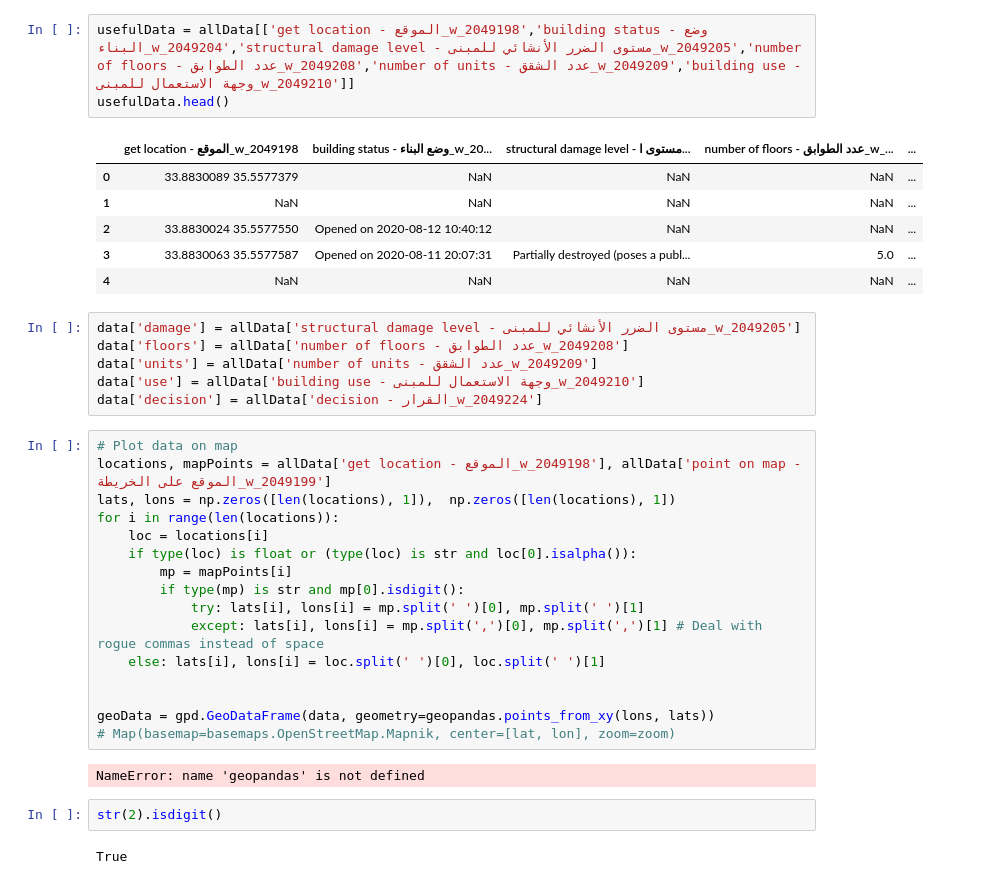
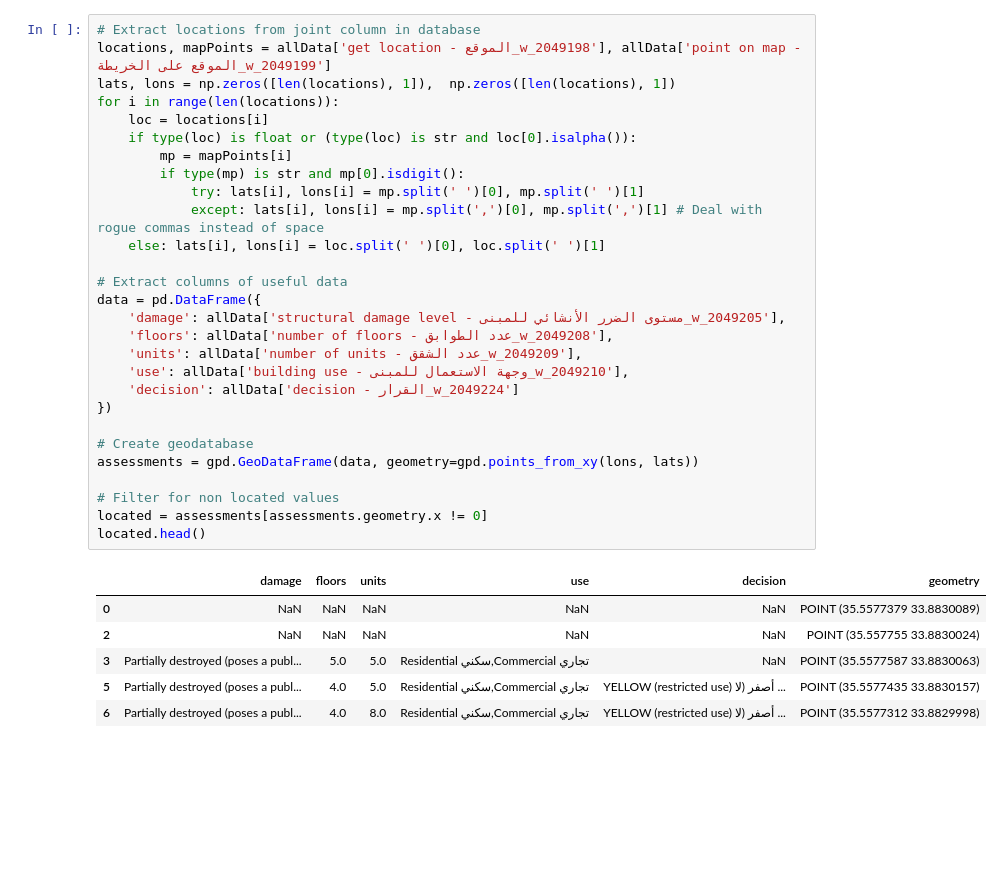
Before and after one commit to luke-scot/damage-assessment, a Jupyter notebook: data_visualisation.ipynb, the cells around one changed output. Saved outputs shown, nothing was run; the diff lists cells and outputs as text; blank space fills up the shorter version.

```diff
--- a/data_visualisation.ipynb
+++ b/data_visualisation.ipynb
@@ -40,38 +70,35 @@ Index(['Job ID', 'Job Name', 'Created By', 'Created On', 'Assigned To',
-# %%
-usefulData = allData[['get location - الموقع_w_2049198','building status - وضع البناء_w_2049204','structural damage level - مستوى الضرر الأنشائي للمبنى_w_2049205','number of floors - عدد الطوابق_w_2049208','number of units - عدد الشقق_w_2049209','building use - وجهة الاستعمال للمبنى_w_2049210']]
-usefulData.head()
-# %% [output]
-|  | get location - الموقع_w_2049198 | building status - وضع البناء_w_20... | structural damage level - مستوى ا... | number of floors - عدد الطوابق_w_... | ... |
-| 0 | 33.8830089 35.5577379 | NaN | NaN | NaN | ... |
-| 1 | NaN | NaN | NaN | NaN | ... |
-| 2 | 33.8830024 35.5577550 | Opened on 2020-08-12 10:40:12 | NaN | NaN | ... |
-| 3 | 33.8830063 35.5577587 | Opened on 2020-08-11 20:07:31 | Partially destroyed (poses a publ... | 5.0 | ... |
-| 4 | NaN | NaN | NaN | NaN | ... |
-# %%
-data['damage'] = allData['structural damage level - مستوى الضرر الأنشائي للمبنى_w_2049205']
-data['floors'] = allData['number of floors - عدد الطوابق_w_2049208']
-data['units'] = allData['number of units - عدد الشقق_w_2049209']
-data['use'] = allData['building use - وجهة الاستعمال للمبنى_w_2049210']
-data['decision'] = allData['decision - القرار_w_2049224']
 # %%
-# Plot data on map
+# Extract locations from joint column in database
 locations, mapPoints = allData['get location - الموقع_w_2049198'], allData['point on map - الموقع على الخريطة_w_2049199']
 lats, lons = np.zeros([len(locations), 1]),  np.zeros([len(locations), 1])
 for i in range(len(locations)):
     loc = locations[i]
     if type(loc) is float or (type(loc) is str and loc[0].isalpha()):
         mp = mapPoints[i]
         if type(mp) is str and mp[0].isdigit():
             try: lats[i], lons[i] = mp.split(' ')[0], mp.split(' ')[1]
             except: lats[i], lons[i] = mp.split(',')[0], mp.split(',')[1] # Deal with rogue commas instead of space
     else: lats[i], lons[i] = loc.split(' ')[0], loc.split(' ')[1]
 
+# Extract columns of useful data
+data = pd.DataFrame({
+    'damage': allData['structural damage level - مستوى الضرر الأنشائي للمبنى_w_2049205'],
+    'floors': allData['number of floors - عدد الطوابق_w_2049208'],
+    'units': allData['number of units - عدد الشقق_w_2049209'],
+    'use': allData['building use - وجهة الاستعمال للمبنى_w_2049210'],
+    'decision': allData['decision - القرار_w_2049224']
+})
 
-geoData = gpd.GeoDataFrame(data, geometry=geopandas.points_from_xy(lons, lats))
-# Map(basemap=basemaps.OpenStreetMap.Mapnik, center=[lat, lon], zoom=zoom)
+# Create geodatabase
+assessments = gpd.GeoDataFrame(data, geometry=gpd.points_from_xy(lons, lats))
+
+# Filter for non located values
+located = assessments[assessments.geometry.x != 0]
+located.head()
 # %% [output]
-NameError: name 'geopandas' is not defined
+|  | damage | floors | units | use | decision | geometry |
+| 0 | NaN | NaN | NaN | NaN | NaN | POINT (35.5577379 33.8830089) |
+| 2 | NaN | NaN | NaN | NaN | NaN | POINT (35.557755 33.8830024) |
+| 3 | Partially destroyed (poses a publ... | 5.0 | 5.0 | Residential سكني,Commercial تجاري | NaN | POINT (35.5577587 33.8830063) |
+| 5 | Partially destroyed (poses a publ... | 4.0 | 5.0 | Residential سكني,Commercial تجاري | YELLOW (restricted use) أصفر (لا ... | POINT (35.5577435 33.8830157) |
+| 6 | Partially destroyed (poses a publ... | 4.0 | 8.0 | Residential سكني,Commercial تجاري | YELLOW (restricted use) أصفر (لا ... | POINT (35.5577312 33.8829998) |
-# %%
-str(2).isdigit()
-# %% [output]
-True
```
Also changed, not shown: parts of 13 cells of this notebook, 1 other file.
